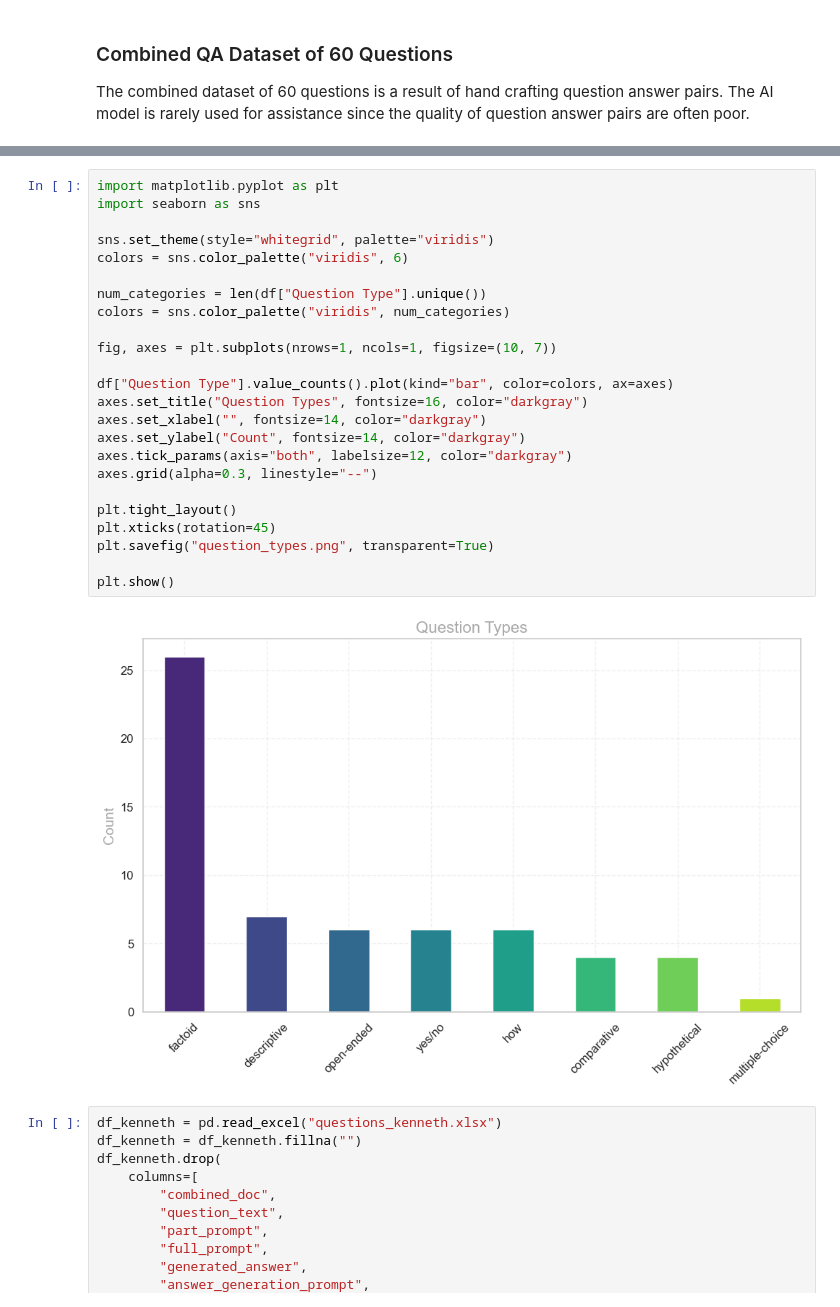
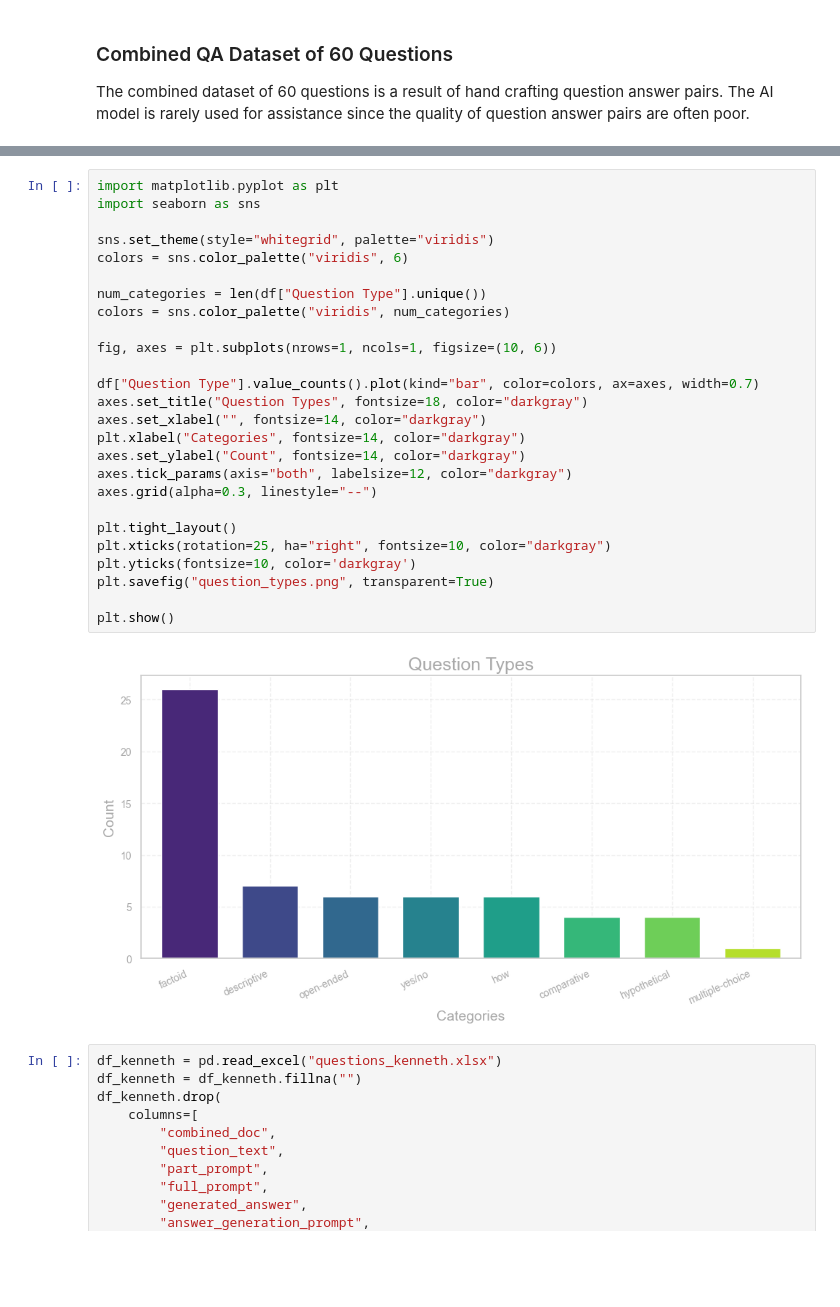
Before and after one commit to KennyLoRI/pubMedNLP, a Jupyter notebook: kedronlp/notebooks/Evaluation.ipynb, the cells around one changed output, grey strips where cells are left out. Cells and saved outputs as stored; diff of their text form; blank space fills up the shorter version.

Commit message:
Updated plot for better format

```diff
--- a/kedronlp/notebooks/Evaluation.ipynb
+++ b/kedronlp/notebooks/Evaluation.ipynb
@@ -99,29 +99,31 @@ df.head(60)
 # %%
 import matplotlib.pyplot as plt
 import seaborn as sns
 
 sns.set_theme(style="whitegrid", palette="viridis")
 colors = sns.color_palette("viridis", 6)
 
 num_categories = len(df["Question Type"].unique())
 colors = sns.color_palette("viridis", num_categories)
 
-fig, axes = plt.subplots(nrows=1, ncols=1, figsize=(10, 7))
+fig, axes = plt.subplots(nrows=1, ncols=1, figsize=(10, 6))
 
-df["Question Type"].value_counts().plot(kind="bar", color=colors, ax=axes)
-axes.set_title("Question Types", fontsize=16, color="darkgray")
+df["Question Type"].value_counts().plot(kind="bar", color=colors, ax=axes, width=0.7)
+axes.set_title("Question Types", fontsize=18, color="darkgray")
 axes.set_xlabel("", fontsize=14, color="darkgray")
+plt.xlabel("Categories", fontsize=14, color="darkgray")
 axes.set_ylabel("Count", fontsize=14, color="darkgray")
 axes.tick_params(axis="both", labelsize=12, color="darkgray")
 axes.grid(alpha=0.3, linestyle="--")
 
 plt.tight_layout()
-plt.xticks(rotation=45)
+plt.xticks(rotation=25, ha="right", fontsize=10, color="darkgray")
+plt.yticks(fontsize=10, color='darkgray')
 plt.savefig("question_types.png", transparent=True)
 
 plt.show()
 # %% [output]
-[figure, old version]
+[figure, new version]
 # %%
 df_kenneth = pd.read_excel("questions_kenneth.xlsx")
 df_kenneth = df_kenneth.fillna("")
```
Also changed, not shown: 1 other file.
